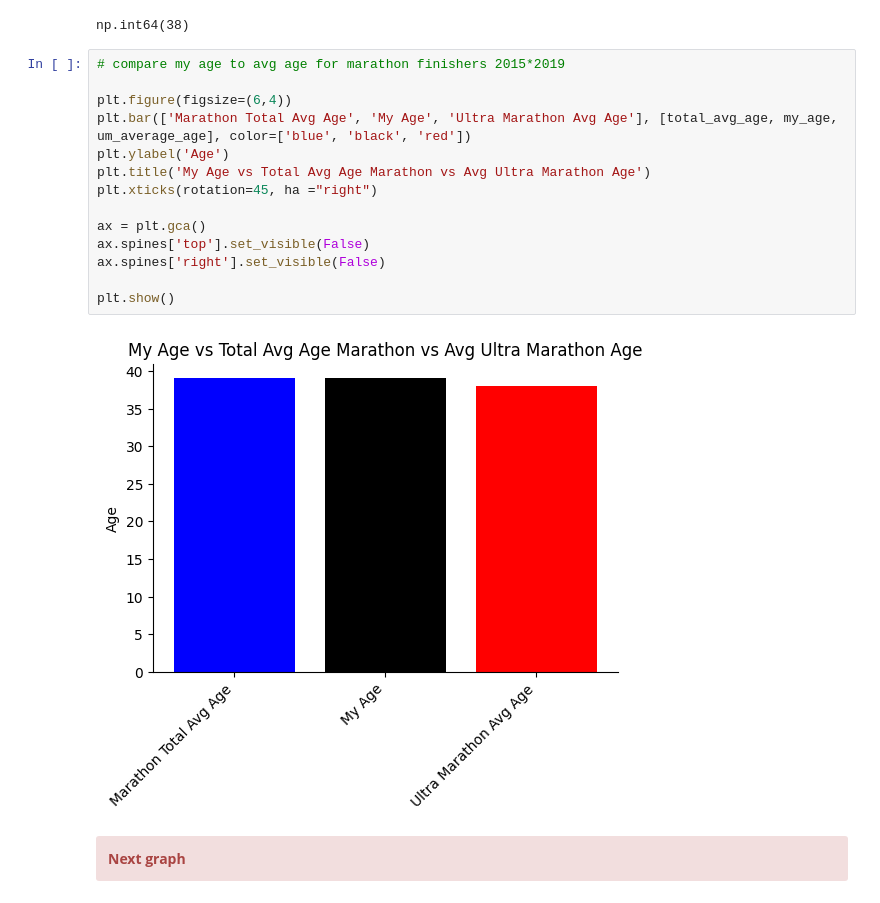
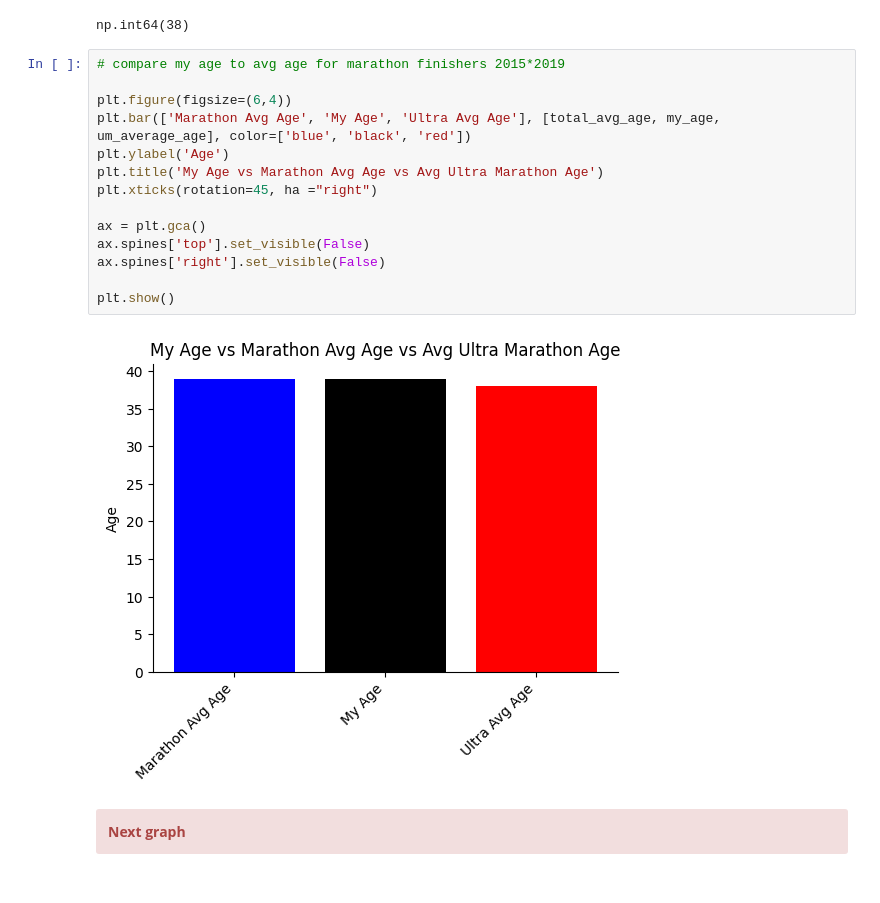
Before and after one commit to RunningBaldMan/Age_and_Endurance, a Jupyter notebook: Endurance_Beyond_Youth.ipynb, the cells around one changed output. Drawn from its saved outputs; the diff is of its cells as text.

Commit message:
Combine Marathon & Ultra bar graph

```diff
--- a/Endurance_Beyond_Youth.ipynb
+++ b/Endurance_Beyond_Youth.ipynb
@@ -568,19 +563,19 @@ np.int64(38)
 # %%
 # compare my age to avg age for marathon finishers 2015*2019
 
 plt.figure(figsize=(6,4))
-plt.bar(['Marathon Total Avg Age', 'My Age', 'Ultra Marathon Avg Age'], [total_avg_age, my_age, um_average_age], color=['blue', 'black', 'red'])
+plt.bar(['Marathon Avg Age', 'My Age', 'Ultra Avg Age'], [total_avg_age, my_age, um_average_age], color=['blue', 'black', 'red'])
 plt.ylabel('Age')
-plt.title('My Age vs Total Avg Age Marathon vs Avg Ultra Marathon Age')
+plt.title('My Age vs Marathon Avg Age vs Avg Ultra Marathon Age')
 plt.xticks(rotation=45, ha ="right")
 
 ax = plt.gca()
 ax.spines['top'].set_visible(False)
 ax.spines['right'].set_visible(False)
 
 plt.show()
 # %% [output]
-[figure, old version]
+[figure, new version]
 # %% [markdown]
 <div class="alert alert-block alert-danger">
 <b>Next graph</b>
```
Also changed, not shown: parts of 5 cells of this notebook, 7 other files.
